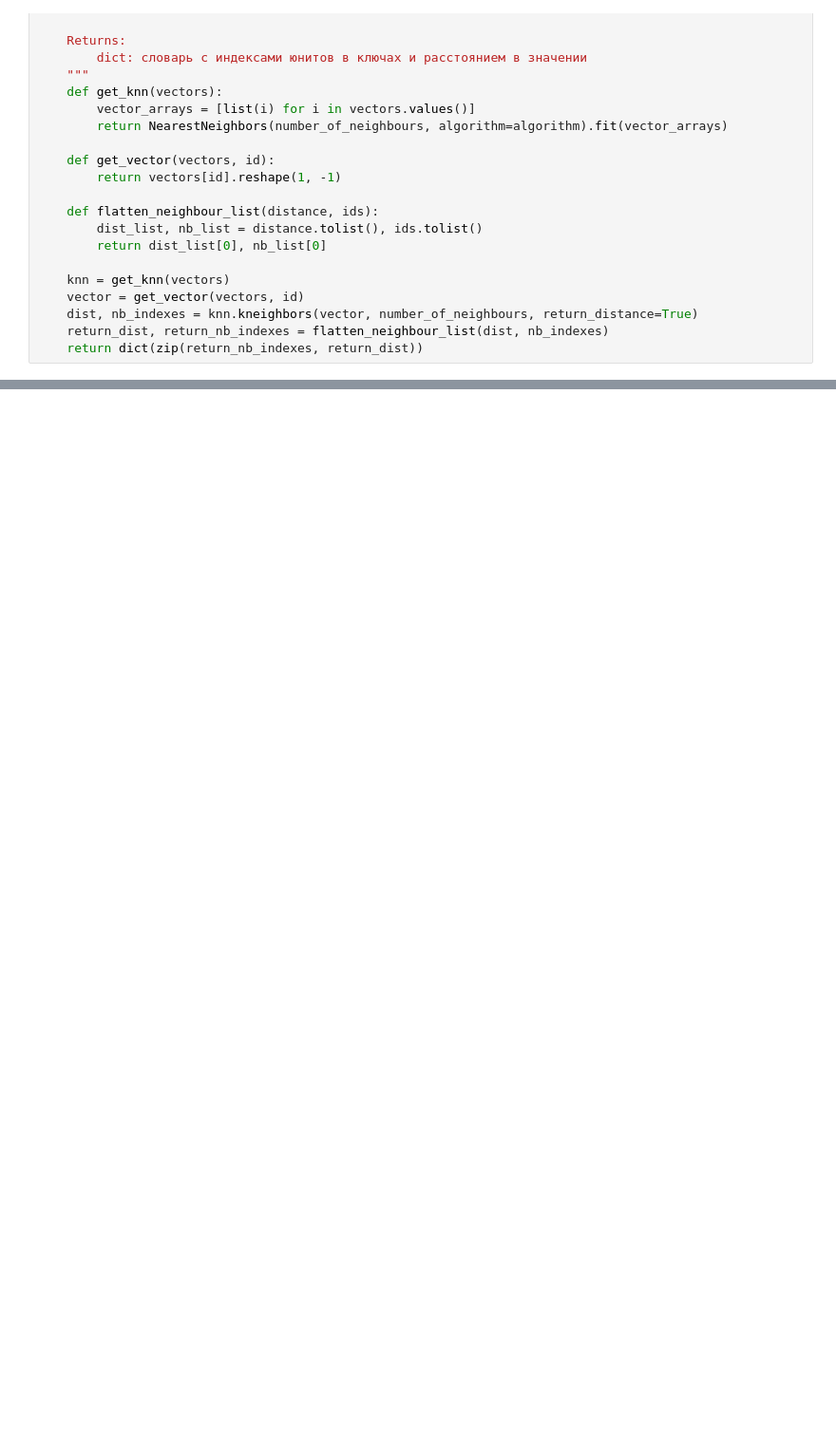
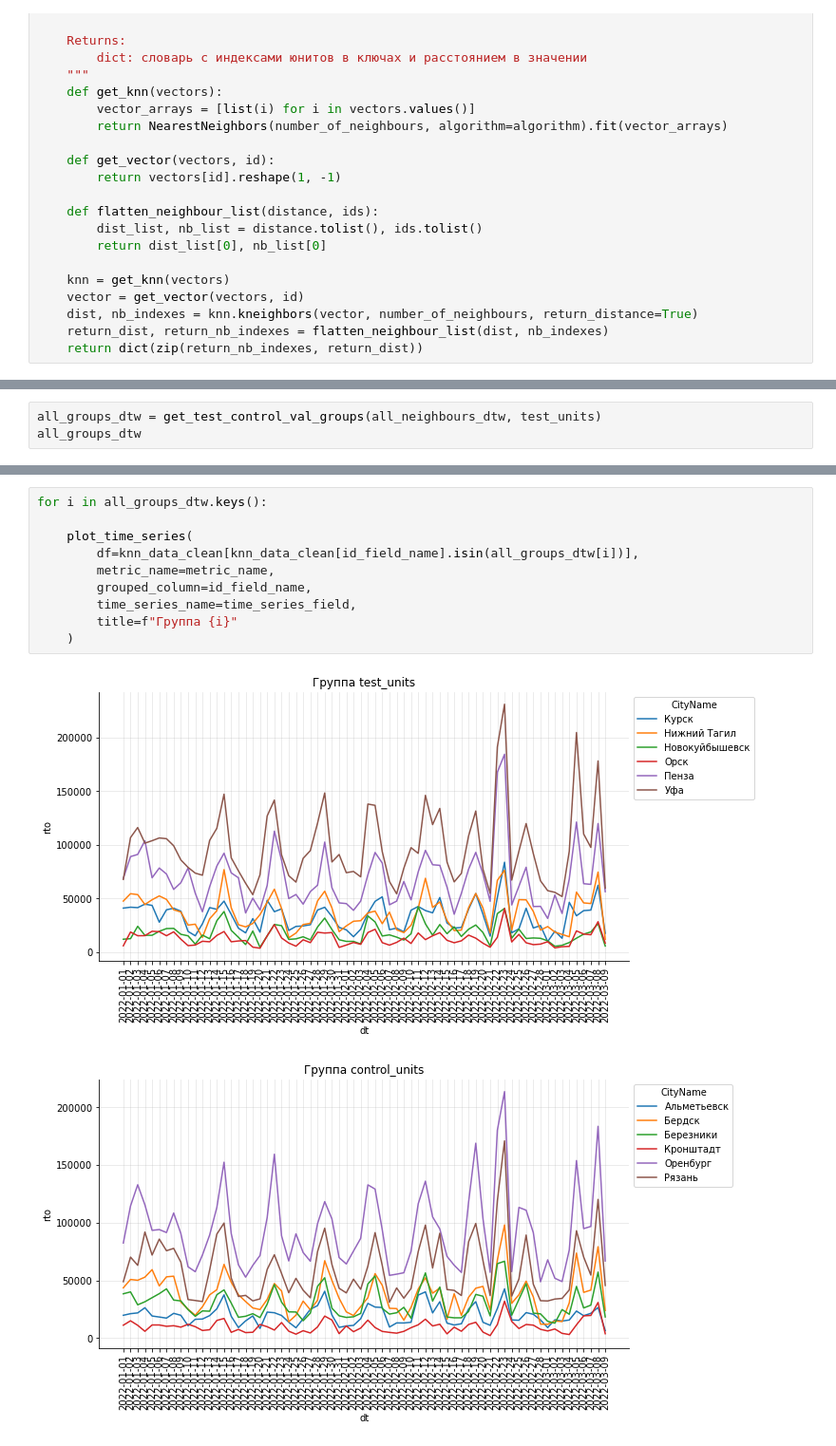
Before and after one commit to repinmihail/TestLab, a Jupyter notebook: development/offline-tests-pipline.ipynb, the cells around one changed output, grey strips where cells are left out. Shown: that part at 95% size. Cells and saved outputs as stored; diff of their text form; blank space fills up the shorter version.

```diff
--- a/development/offline-tests-pipline.ipynb
+++ b/development/offline-tests-pipline.ipynb
@@ -239,0 +310,3 @@ all_groups
+# %%
+all_groups_dtw = get_test_control_val_groups(all_neighbours_dtw, test_units)
+all_groups_dtw
@@ -239,0 +357,13 @@ all_groups
+# %%
+for i in all_groups_dtw.keys():
+
+    plot_time_series(
+        df=knn_data_clean[knn_data_clean[id_field_name].isin(all_groups_dtw[i])],
+        metric_name=metric_name,
+        grouped_column=id_field_name,
+        time_series_name=time_series_field,
+        title=f"Группа {i}"
+    )
+# %% [output]
+[figure, added]
+[figure, added]
```
Also changed, not shown: parts of 68 cells of this notebook, 1 other file.
